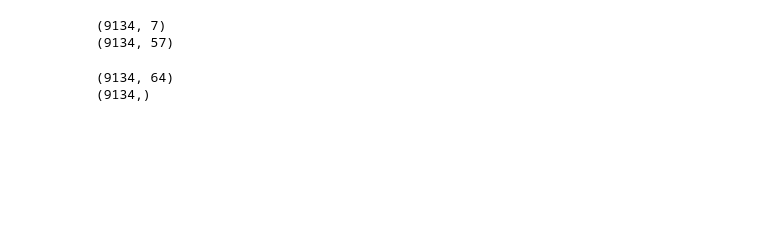
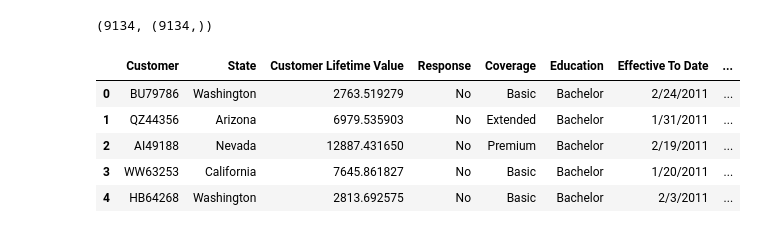
Before and after one commit to Shubhammawa/Open-IIT-Data-Analytics-2019, a Jupyter notebook: Code1.ipynb, the cells around one changed output. Cells and saved outputs as stored; diff of their text form; code cells hidden in the pictures; blank space fills up the shorter version.

```diff
--- a/Code1.ipynb
+++ b/Code1.ipynb
@@ -1,8 +1,9 @@
 # %%
 import numpy as np
 import pandas as pd
+pd.set_option('display.max_columns', 500)
 from sklearn.preprocessing import OneHotEncoder
 from sklearn.preprocessing import LabelEncoder
 from sklearn.model_selection import train_test_split
 # %%
-Data = pd.read_csv("Insurance_Marketing-Customer-Value-Analysis (1).csv").values
+data = pd.read_csv("Insurance_Marketing-Customer-Value-Analysis (1).csv")
@@ -134,7 +9,0 @@ print(X_cat_one_hot[0])
-# %%
-X_numerical = X[:,[8,11,12,13,14,15,20]]
-print(X_numerical.shape)
-print(X_cat_one_hot.shape)
-# %% [output]
-(9134, 7)
-(9134, 57)
@@ -143,6 +10,15 @@ X = np.concatenate((X_numerical,X_cat_one_hot),axis = 1)
-# %%
-print(X.shape)
-print(Y.shape)
-# %% [output]
-(9134, 64)
-(9134,)
+# %%
+len(data.Customer.unique()), data.Customer.shape
+# %% [output]
+(9134, (9134,))
+# %%
+data['to_date'] = pd.to_datetime(data['Effective To Date'],format='%m/%d/%Y')
+# %%
+data.head()
+# %% [output]
+|  | Customer | State | Customer Lifetime Value | Response | Coverage | Education | Effective To Date | ... |
+| 0 | BU79786 | Washington | 2763.519279 | No | Basic | Bachelor | 2/24/2011 | ... |
+| 1 | QZ44356 | Arizona | 6979.535903 | No | Extended | Bachelor | 1/31/2011 | ... |
+| 2 | AI49188 | Nevada | 12887.431650 | No | Premium | Bachelor | 2/19/2011 | ... |
+| 3 | WW63253 | California | 7645.861827 | No | Basic | Bachelor | 1/20/2011 | ... |
+| 4 | HB64268 | Washington | 2813.692575 | No | Basic | Bachelor | 2/3/2011 | ... |
```
Also changed, not shown: parts of 32 cells of this notebook, 1 other file.
